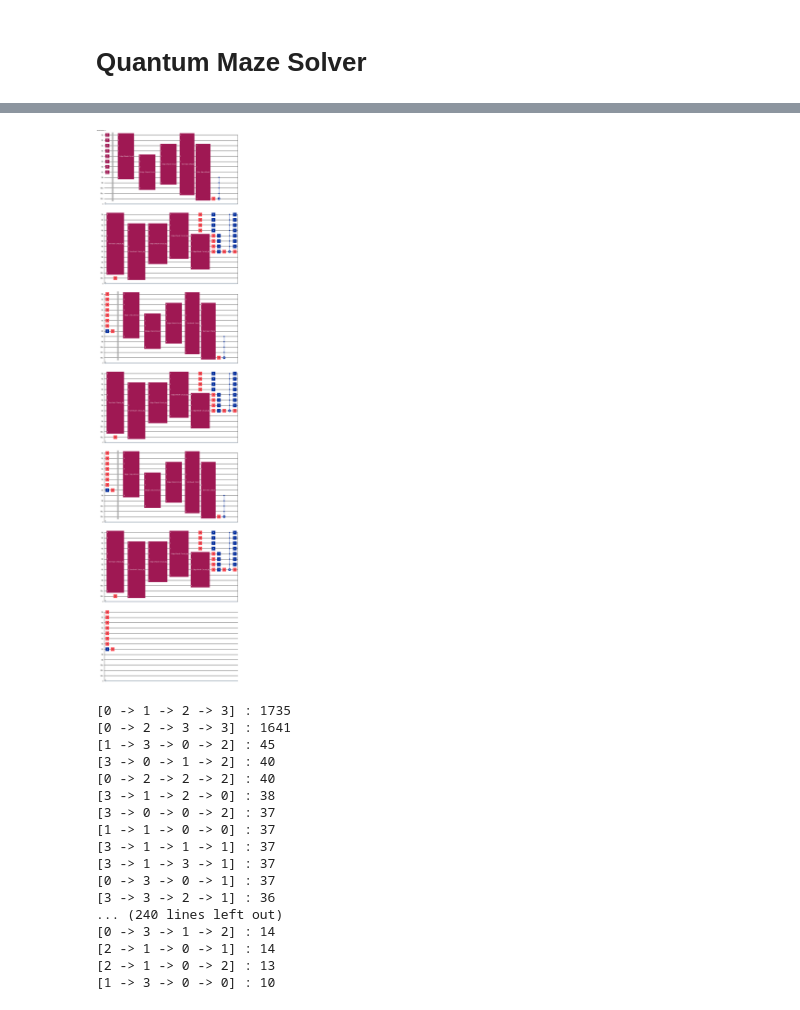
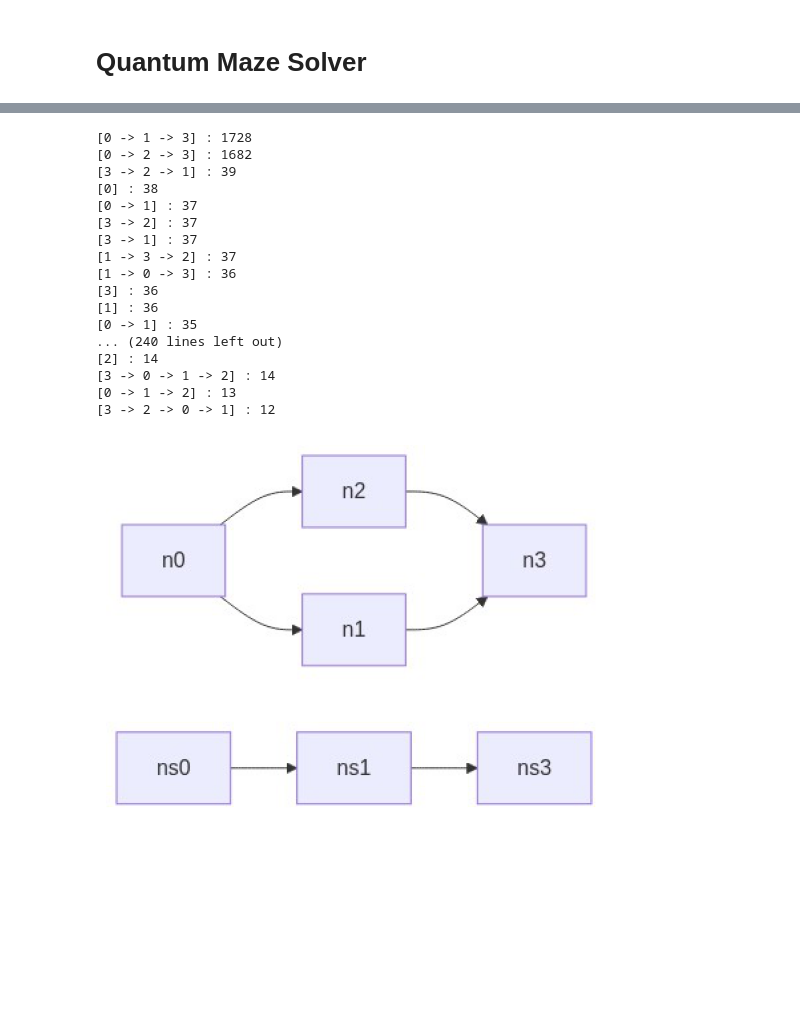
Before and after one commit to 1ngVG-QCCE/QuantumMazeSolver, a Jupyter notebook: maze_solver_tests.ipynb, the cells around one changed output, grey strips where cells are left out. Cells and saved outputs as stored; diff of their text form; code cells hidden in the pictures; blank space fills up the shorter version.

```diff
--- a/maze_solver_tests.ipynb
+++ b/maze_solver_tests.ipynb
@@ -114,29 +21,31 @@ graph.show()
 # %%
-solver = QuantumMazeSolver()
-qc = solver.generate_circuit(graph, turn_back_check=True)
-qc.decompose(reps=2).draw('mpl')
+quantum_solver = QuantumMazeSolver()
+qc = QuantumMazeCircuit(graph, turn_back_check=True)
+# qc.decompose(reps=2).draw('mpl')
-# %% [output]
-[figure, removed]
 # %%
-result = solver.run(qc, shots=10000)
+result = quantum_solver.run(qc, shots=10000)
 from collections import Counter
-r = [print(k, ':', v) for k, v in sorted(Counter(result).items(), key=lambda x: -x[1])]
+ordered_solution_with_frequency = sorted(Counter(result).items(), key=lambda x: -x[1])
+[print(k.remove_cycles(), ':', v) for k, v in ordered_solution_with_frequency]
+most_frequent_solution_path = ordered_solution_with_frequency[0][0].remove_cycles()
+graph.show(most_frequent_solution_path)
 # %% [output]
-[0 -> 1 -> 2 -> 3] : 1735
-[0 -> 2 -> 3 -> 3] : 1641
-[1 -> 3 -> 0 -> 2] : 45
-[3 -> 0 -> 1 -> 2] : 40
-[0 -> 2 -> 2 -> 2] : 40
-[3 -> 1 -> 2 -> 0] : 38
-[3 -> 0 -> 0 -> 2] : 37
-[1 -> 1 -> 0 -> 0] : 37
-[3 -> 1 -> 1 -> 1] : 37
-[3 -> 1 -> 3 -> 1] : 37
-[0 -> 3 -> 0 -> 1] : 37
-[3 -> 3 -> 2 -> 1] : 36
+[0 -> 1 -> 3] : 1728
+[0 -> 2 -> 3] : 1682
+[3 -> 2 -> 1] : 39
+[0] : 38
+[0 -> 1] : 37
+[3 -> 2] : 37
+[3 -> 1] : 37
+[1 -> 3 -> 2] : 37
+[1 -> 0 -> 3] : 36
+[3] : 36
+[1] : 36
+[0 -> 1] : 35
 ... (240 lines left out)
-[0 -> 3 -> 1 -> 2] : 14
-[2 -> 1 -> 0 -> 1] : 14
-[2 -> 1 -> 0 -> 2] : 13
-[1 -> 3 -> 0 -> 0] : 10
+[2] : 14
+[3 -> 0 -> 1 -> 2] : 14
+[0 -> 1 -> 2] : 13
+[3 -> 2 -> 0 -> 1] : 12
+[figure, added]
 # %%
```
Also changed, not shown: parts of 4 cells of this notebook, 3 other files.
